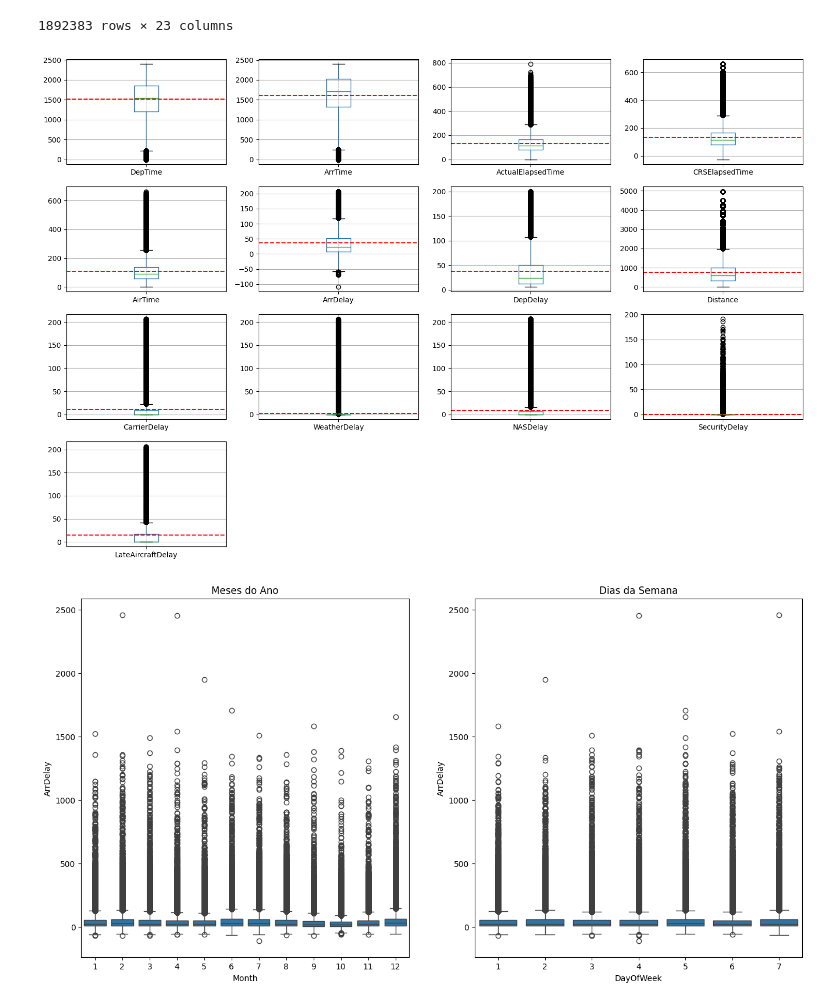
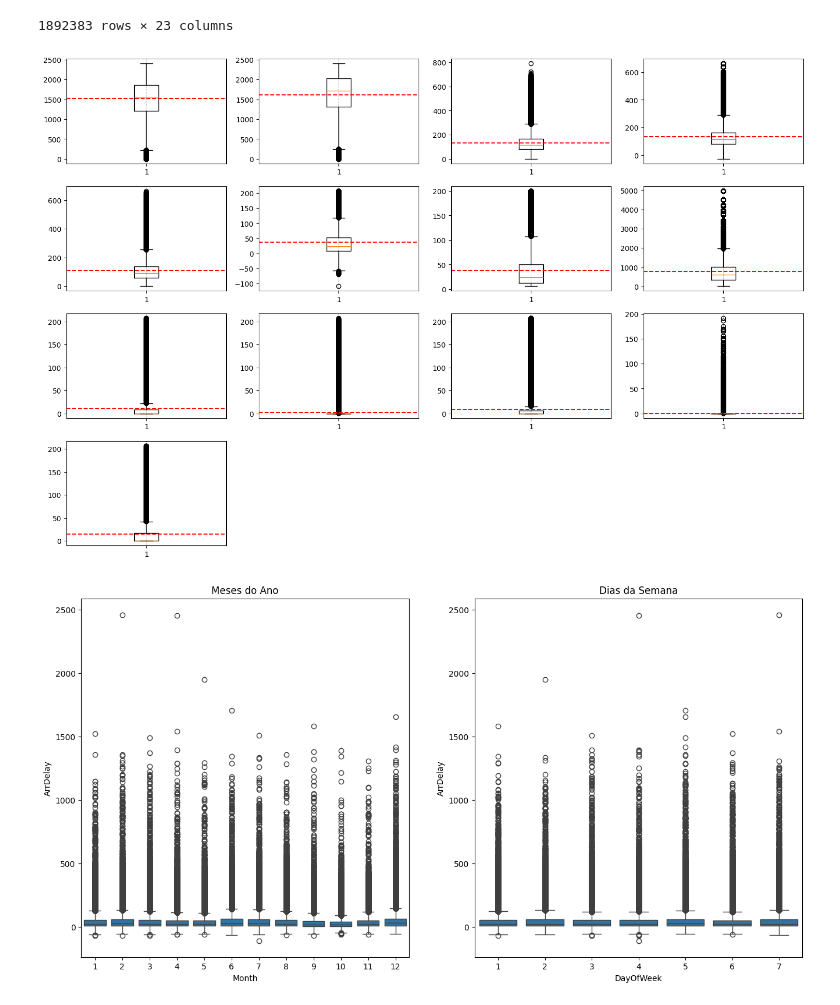
Before and after one commit to AdrielyZBoller/Projeto_Mod05_Ada_VemSerTech, a Jupyter notebook: projeto.ipynb, the cells around one changed output. Drawn from its saved outputs; the diff is of its cells as text; code cells hidden in the pictures.

Commit message:
Configuração boxplot

```diff
--- a/projeto.ipynb
+++ b/projeto.ipynb
@@ -331,17 +331,16 @@ df_s_outliers
 # %%
 fig = plt.figure(figsize = (15,10))
 
 for i, col in enumerate(df_continua):
     plt.subplot(4,4,i+1)
-    df_s_outliers.boxplot(col)
-    plt.tight_layout()
+    plt.boxplot(df_s_outliers[col])
     plt.grid(axis='x', linestyle='--', alpha=0.7)
     plt.axhline(y=df_s_outliers[col].mean(), linestyle='--', color="red")
 
-
+plt.tight_layout()
 plt.show()
 # %% [output]
-[figure, old version]
+[figure, new version]
 # %%
 # Não deu certo rodar tudo de uma vez no meu pc
 #Avaliando as variáveis contínuas pelo mês e dia da semana
```
